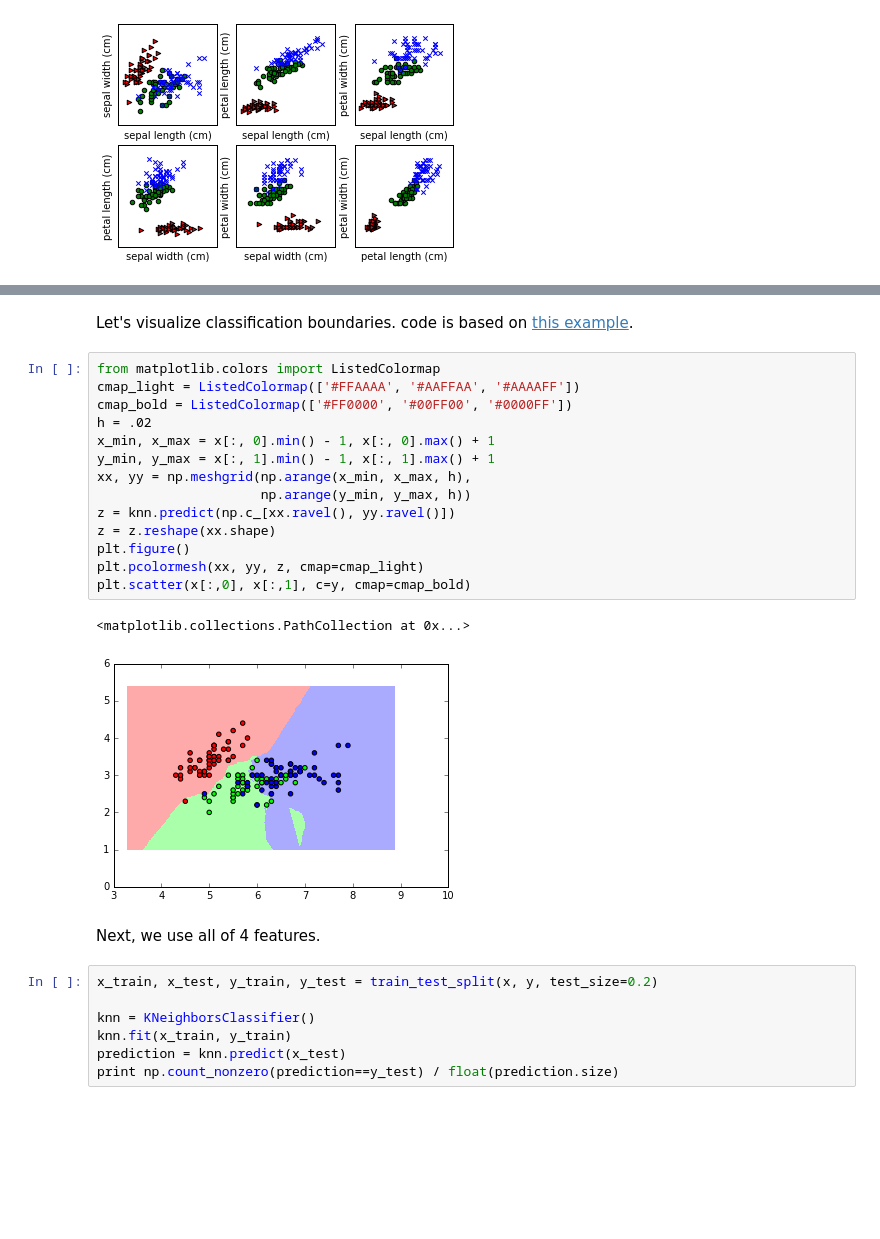
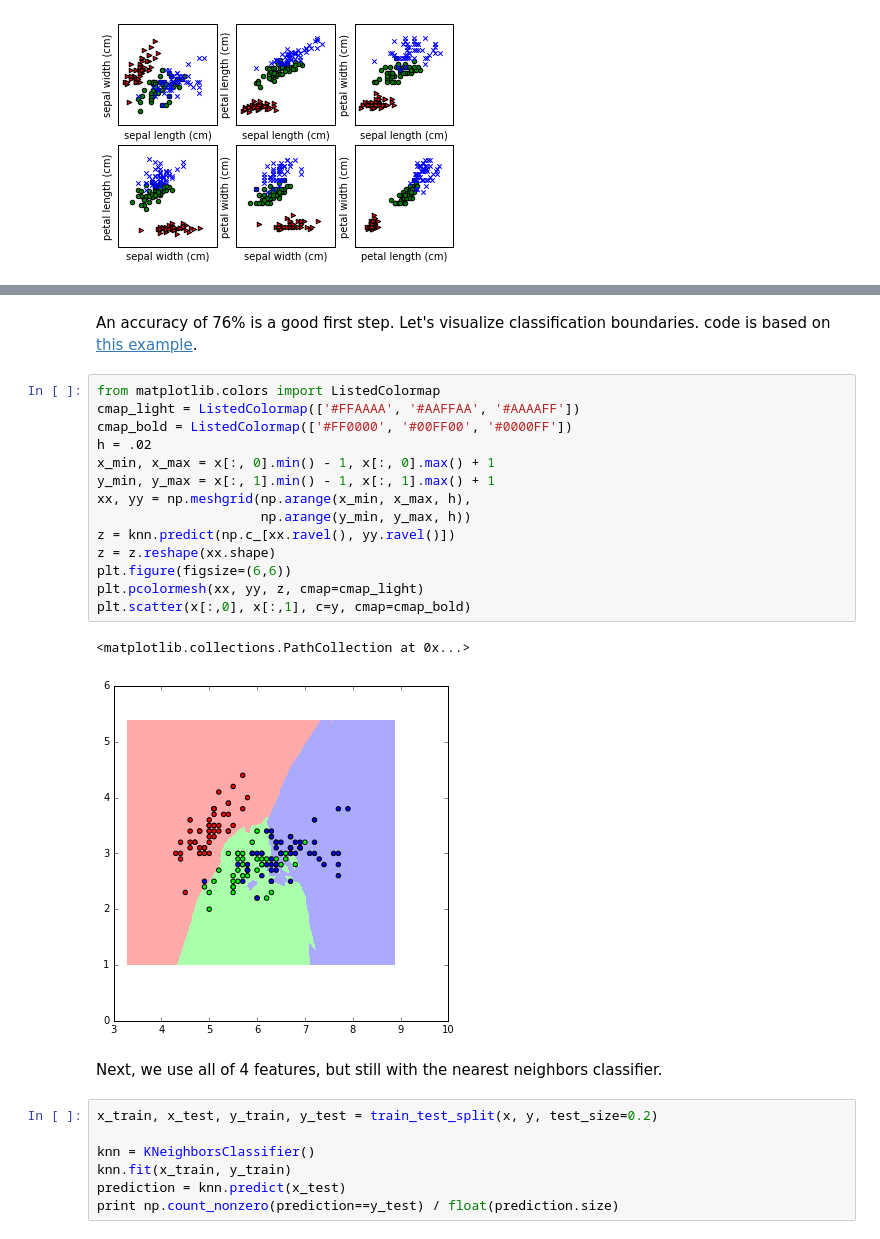
Before and after one commit to kylemcdonald/ml-examples, a Jupyter notebook: workshop/supervised_learning/Supervised Learning.ipynb, the cells around one changed output, grey strips where cells are left out. Drawn from its saved outputs; the diff is of its cells as text; blank space fills up the shorter version.

```diff
--- a/workshop/supervised_learning/Supervised Learning.ipynb
+++ b/workshop/supervised_learning/Supervised Learning.ipynb
@@ -79,24 +85,24 @@ print np.count_nonzero(prediction==y_test) / float(prediction.size)
 # %% [markdown]
-Let's visualize classification boundaries. code is based on [this example](http://scikit-learn.org/stable/auto_examples/neighbors/plot_classification.html).
+An accuracy of 76% is a good first step. Let's visualize classification boundaries. code is based on [this example](http://scikit-learn.org/stable/auto_examples/neighbors/plot_classification.html).
 # %%
 from matplotlib.colors import ListedColormap
 cmap_light = ListedColormap(['#FFAAAA', '#AAFFAA', '#AAAAFF'])
 cmap_bold = ListedColormap(['#FF0000', '#00FF00', '#0000FF'])
 h = .02
 x_min, x_max = x[:, 0].min() - 1, x[:, 0].max() + 1
 y_min, y_max = x[:, 1].min() - 1, x[:, 1].max() + 1
 xx, yy = np.meshgrid(np.arange(x_min, x_max, h),
                      np.arange(y_min, y_max, h))
 z = knn.predict(np.c_[xx.ravel(), yy.ravel()])
 z = z.reshape(xx.shape)
-plt.figure()
+plt.figure(figsize=(6,6))
 plt.pcolormesh(xx, yy, z, cmap=cmap_light)
 plt.scatter(x[:,0], x[:,1], c=y, cmap=cmap_bold)
 # %% [output]
 <matplotlib.collections.PathCollection at 0x...>
-[figure, old version]
+[figure, new version]
 # %% [markdown]
-Next, we use all of 4 features.
+Next, we use all of 4 features, but still with the nearest neighbors classifier.
 # %%
 x_train, x_test, y_train, y_test = train_test_split(x, y, test_size=0.2)
 
```
Also changed, not shown: parts of 12 cells of this notebook.
